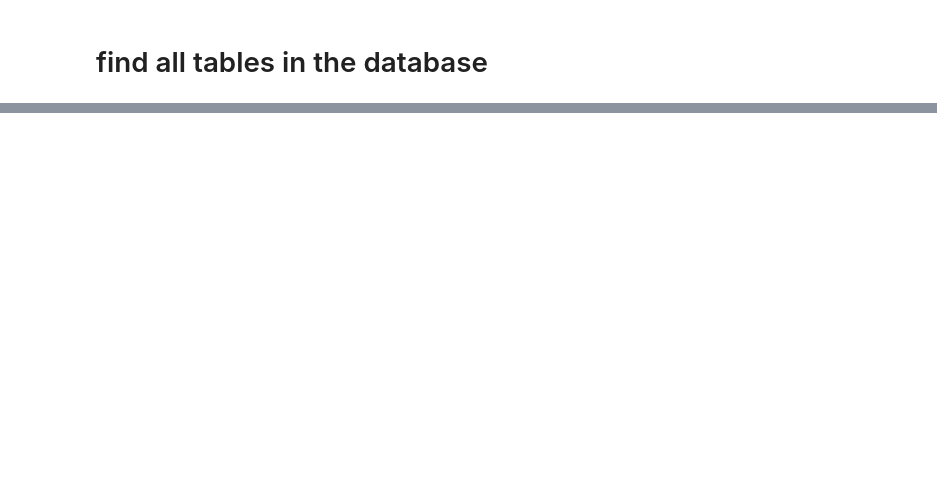
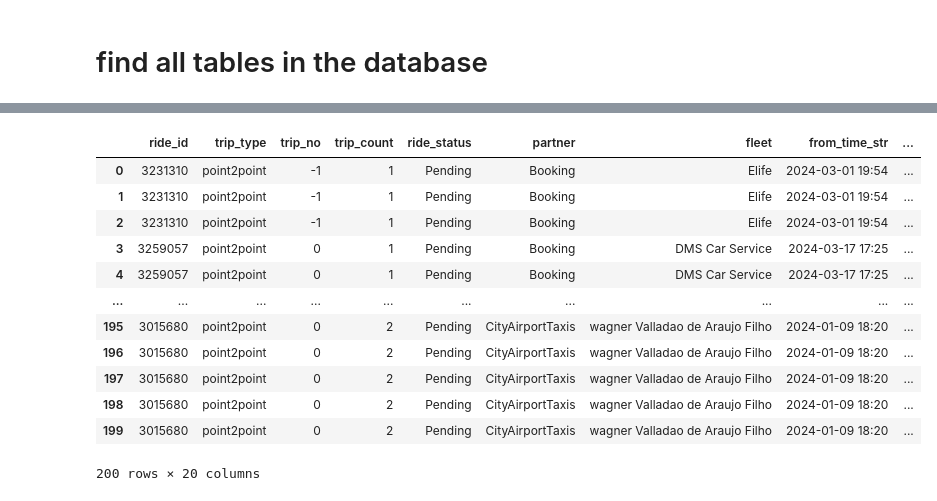
Before and after one commit to Binjian/pricing, a Jupyter notebook: nbs/01.data.database.sqlalchemy.ipynb, the cells around one changed output, grey strips where cells are left out. Drawn from its saved outputs; the diff is of its cells as text; code cells hidden in the pictures; blank space fills up the shorter version.

```diff
--- a/nbs/01.data.database.sqlalchemy.ipynb
+++ b/nbs/01.data.database.sqlalchemy.ipynb
@@ -581,3 +539,21 @@ print(result)
+# %%
+
+df_training['cent_per_km'] = df_training['dispatch_amount'] / df_training['distance'] * 100.0
+df_training
+# %% [output]
+|  | ride_id | trip_type | trip_no | trip_count | ride_status | partner | fleet | from_time_str | ... |
+| 0 | 3231310 | point2point | -1 | 1 | Pending | Booking | Elife | 2024-03-01 19:54 | ... |
+| 1 | 3231310 | point2point | -1 | 1 | Pending | Booking | Elife | 2024-03-01 19:54 | ... |
+| 2 | 3231310 | point2point | -1 | 1 | Pending | Booking | Elife | 2024-03-01 19:54 | ... |
+| 3 | 3259057 | point2point | 0 | 1 | Pending | Booking | DMS Car Service | 2024-03-17 17:25 | ... |
+| 4 | 3259057 | point2point | 0 | 1 | Pending | Booking | DMS Car Service | 2024-03-17 17:25 | ... |
+| ... | ... | ... | ... | ... | ... | ... | ... | ... | ... |
+| 195 | 3015680 | point2point | 0 | 2 | Pending | CityAirportTaxis | wagner Valladao de Araujo Filho | 2024-01-09 18:20 | ... |
+| 196 | 3015680 | point2point | 0 | 2 | Pending | CityAirportTaxis | wagner Valladao de Araujo Filho | 2024-01-09 18:20 | ... |
+| 197 | 3015680 | point2point | 0 | 2 | Pending | CityAirportTaxis | wagner Valladao de Araujo Filho | 2024-01-09 18:20 | ... |
+| 198 | 3015680 | point2point | 0 | 2 | Pending | CityAirportTaxis | wagner Valladao de Araujo Filho | 2024-01-09 18:20 | ... |
+| 199 | 3015680 | point2point | 0 | 2 | Pending | CityAirportTaxis | wagner Valladao de Araujo Filho | 2024-01-09 18:20 | ... |
+200 rows × 20 columns
 # %%
 #| hide
 import nbdev; nbdev.nbdev_export()
```
Also changed, not shown: parts of 41 cells of this notebook, 3 other files.
